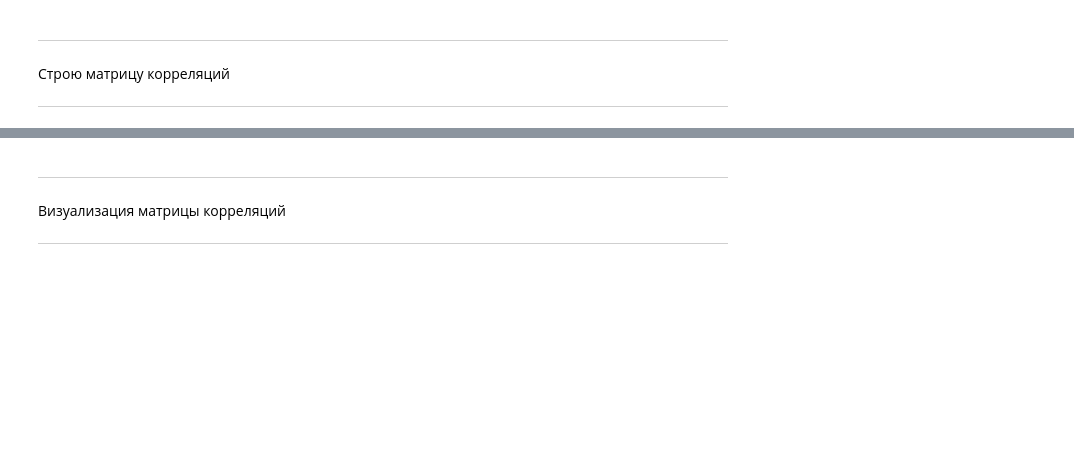
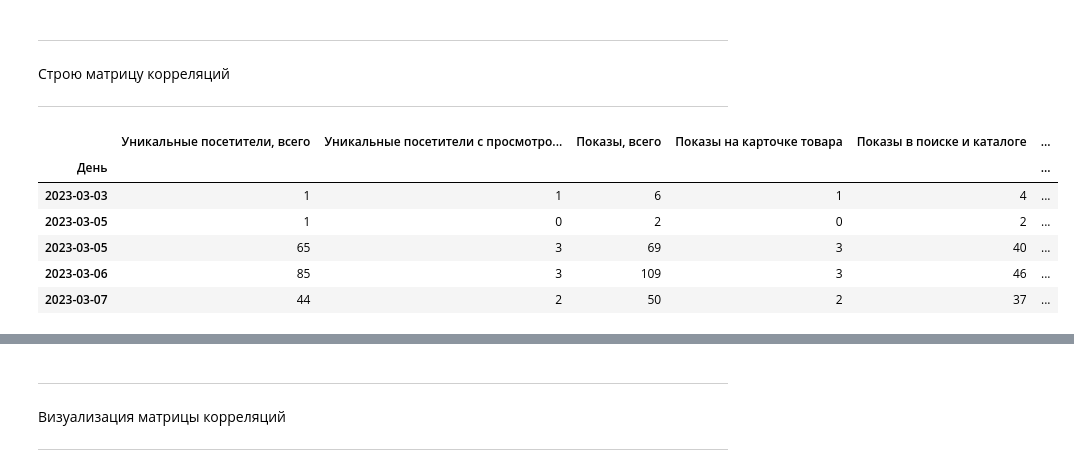
Before and after one commit to Untick/Marketplaces, a Jupyter notebook: Domoscanova Irina/AI_стажировка_Ingate.ipynb, the cells around one changed output, grey strips where cells are left out. Saved outputs shown, nothing was run; the diff lists cells and outputs as text; code cells hidden in the pictures; blank space fills up the shorter version.

```diff
--- a/Domoscanova Irina/AI_стажировка_Ingate.ipynb
+++ b/Domoscanova Irina/AI_стажировка_Ingate.ipynb
@@ -145,5 +145,17 @@ orders.head()
 Строю матрицу корреляций
 
 ---
+# %%
+# Формирую датафрейм для корреляции только с числовыми данными
+orders_edit = orders.drop(['Категория 3-го уровня', 'Ozon ID', 'Артикул'], axis=1)
+orders_edit.head()
+# %% [output]
+|  | Уникальные посетители, всего | Уникальные посетители с просмотро... | Показы, всего | Показы на карточке товара | Показы в поиске и каталоге | ... |
+| День |  |  |  |  |  | ... |
+| 2023-03-03 | 1 | 1 | 6 | 1 | 4 | ... |
+| 2023-03-05 | 1 | 0 | 2 | 0 | 2 | ... |
+| 2023-03-05 | 65 | 3 | 69 | 3 | 40 | ... |
+| 2023-03-06 | 85 | 3 | 109 | 3 | 46 | ... |
+| 2023-03-07 | 44 | 2 | 50 | 2 | 37 | ... |
 # %%
 # Матрица корреляций
```
Also changed, not shown: parts of 5 cells of this notebook.
